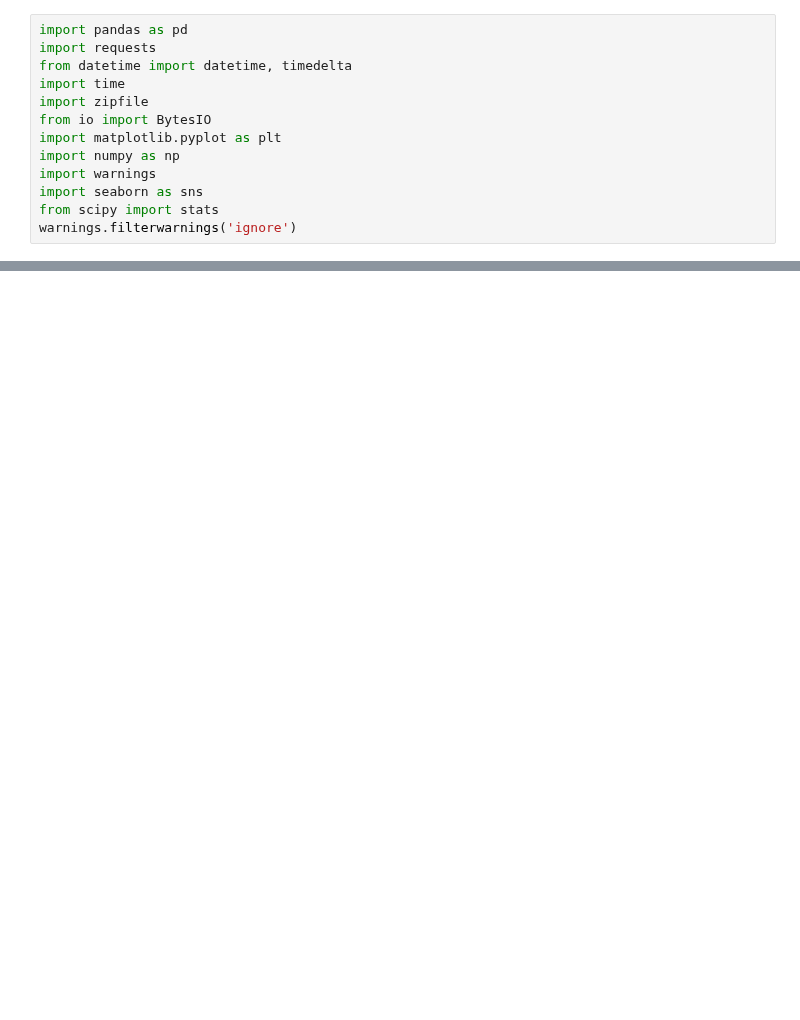
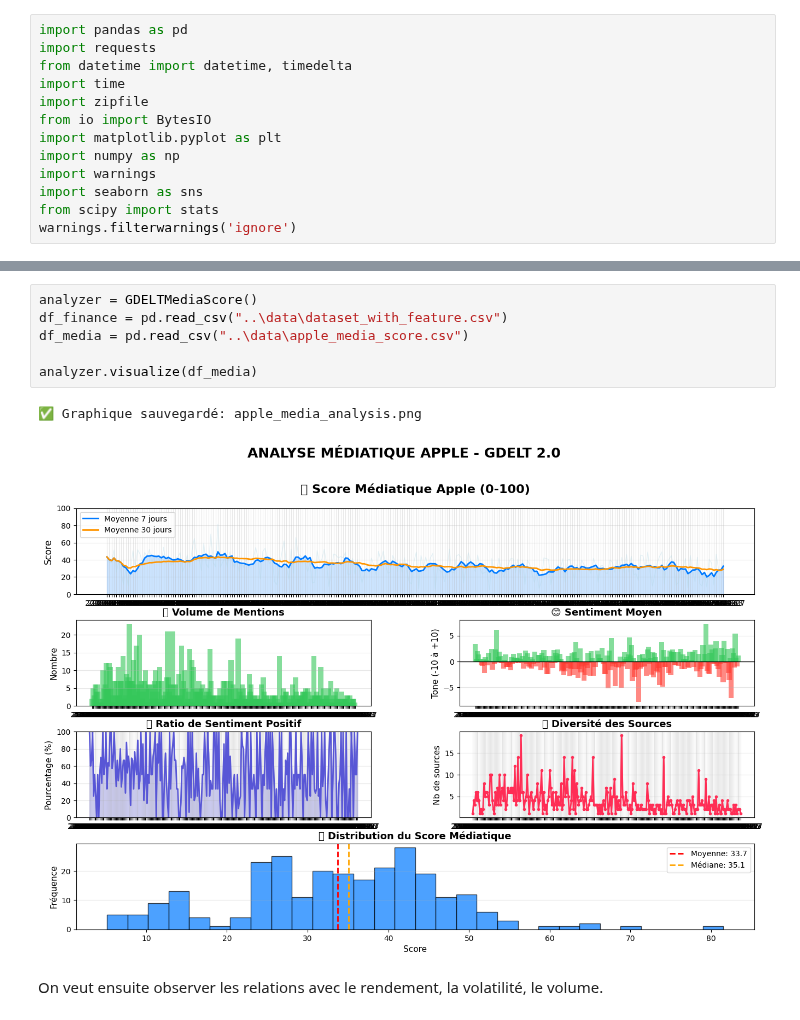
Before and after one commit to diabitbol/alpha-ranking-benchmark, a Jupyter notebook: description/score médiatique.ipynb, the cells around one changed output, grey strips where cells are left out. Saved outputs shown, nothing was run; the diff lists cells and outputs as text; blank space fills up the shorter version.

```diff
--- a/description/score médiatique.ipynb
+++ b/description/score médiatique.ipynb
@@ -353,6 +299,17 @@ Légende: ✓=données, ✗=absent, ∅=aucune mention
 ✅ Données exportées: apple_media_score.csv
 
 ✅ ANALYSE TERMINÉE AVEC SUCCÈS!
+# %%
+analyzer = GDELTMediaScore()
+df_finance = pd.read_csv("..\data\dataset_with_feature.csv")
+df_media = pd.read_csv("..\data\apple_media_score.csv")
+
+analyzer.visualize(df_media)
+# %% [output]
+✅ Graphique sauvegardé: apple_media_analysis.png
+[figure, added]
+# %% [markdown]
+On veut ensuite observer les relations avec le rendement, la volatilité, le volume.
 # %%
 class MediaFinanceCorrelation:
     """Analyse des corrélations entre score médiatique et données financières"""
```
Also changed, not shown: parts of 6 cells of this notebook.
